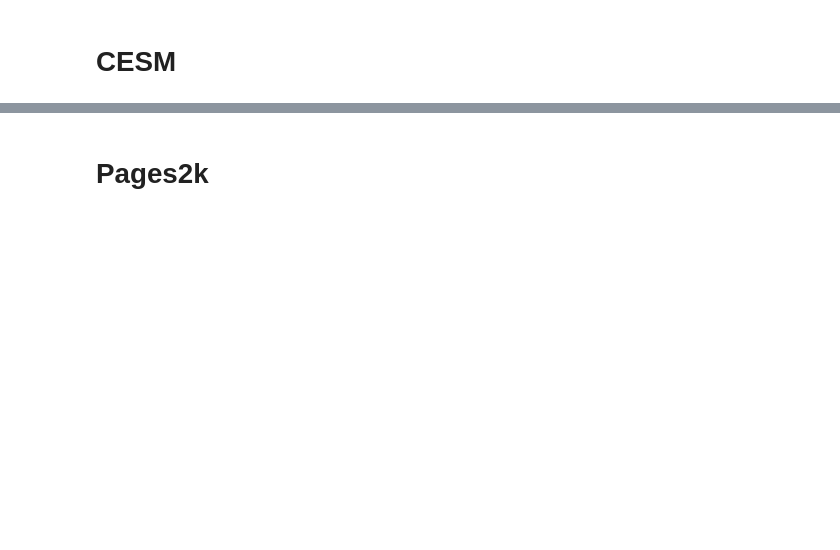
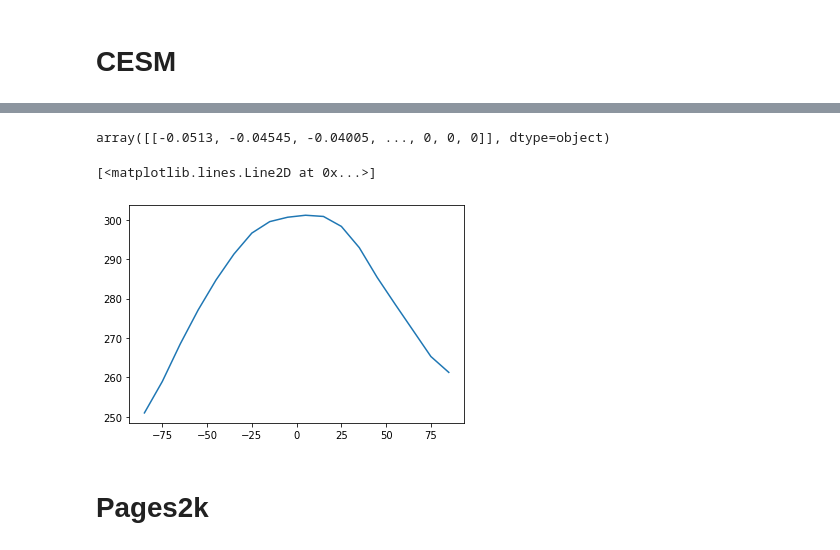
Before and after one commit to BenniSchmiedel/ZOEE, a Jupyter notebook: Optimization Experiments.ipynb, the cells around one changed output, grey strips where cells are left out. Cells and saved outputs as stored; diff of their text form; code cells hidden in the pictures; blank space fills up the shorter version.

```diff
--- a/Optimization Experiments.ipynb
+++ b/Optimization Experiments.ipynb
@@ -115,3 +175,16 @@ np.savetxt('Experiments/Output/HadCM3_GMT_20.txt',data_HadCM3[1][:,0],delimiter=
 # CESM
 # %%
 CESM_GMT=np.loadtxt('Experiments/CESM/CESM_850_1850.txt',delimiter=',')
+# %%
+config_CESM=importer('Experiments/CESM/Config_CESM.ini')
+#parallel_config = {'number_of_parameters': 6, 'number_of_cycles': 1,'number_of_parallels': 13}
+variable_importer(config_CESM,initialZMT=True,parallel=False,control=True)
+config_CESM,Sellers=add_sellersparameters(config_CESM, parameterinterpolatorstepwise,\
+                                            'ZOEE_transition/Data/SellersParameterization.ini',4,2,True,True)
+CTRL_CESM = rk4alg(config_CESM, progressbar=True, monthly=True)
+
+Vars.solar
+#Vars.T = CTRL_CESM[1][-1]
+#variable_importer(config_CESM,initialZMT=False,parallel=False,control=False)
+#Base.number_of_integration=10*365
+#CESM = rk4alg(config_CESM, progressbar=True, monthly=True)
@@ -118,3 +201,13 @@ CESM_GMT=np.loadtxt('Experiments/CESM/CESM_850_1850.txt',delimiter=',')
+# %%
+Vars.ExternalOutput
+# %% [output]
+array([[-0.0513, -0.04545, -0.04005, ..., 0, 0, 0]], dtype=object)
+# %%
+plt.plot(Vars.Lat,CTRL_CESM[1][-1])
+#plt.plot(CESM[0],CESM[2])
+# %% [output]
+[<matplotlib.lines.Line2D at 0x...>]
+[figure, added]
 # %%
 """Import the configuration that is required to run your specific model"""
 
```
Also changed, not shown: parts of 11 cells of this notebook, 12 other files.
